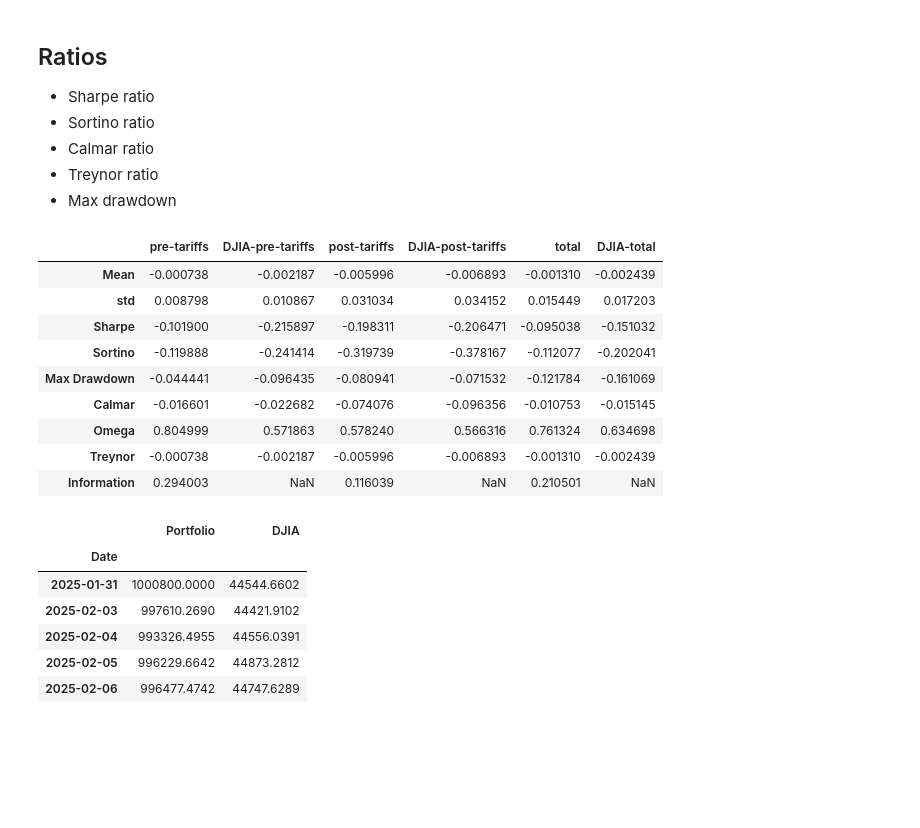
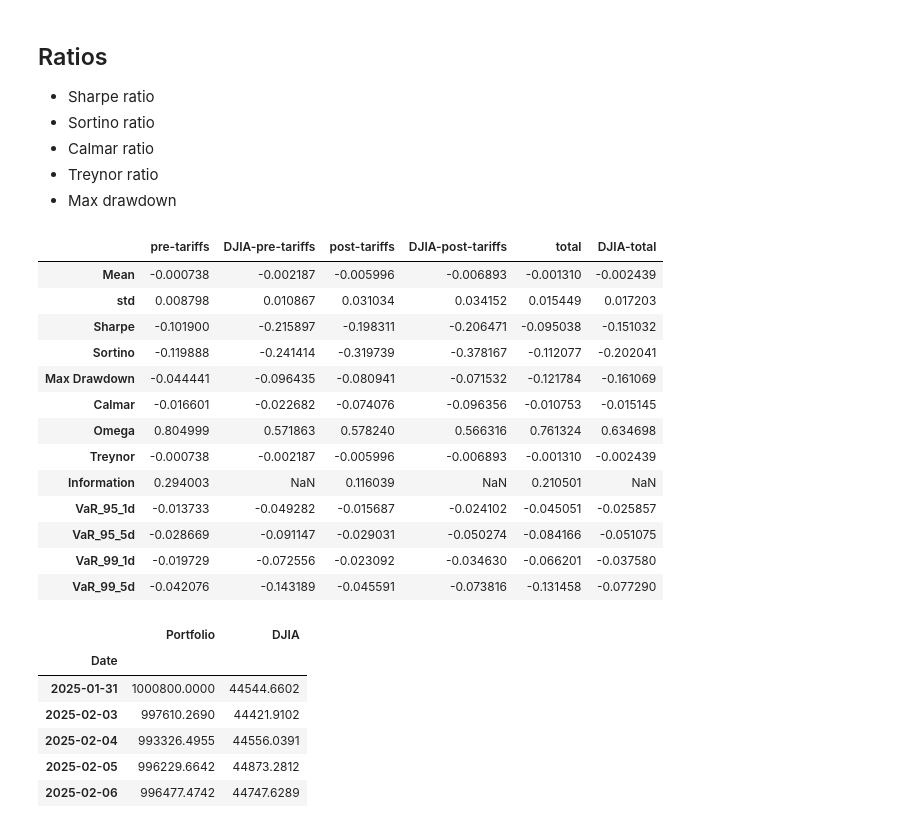
Before and after one commit to bagelquant/fin_model_1, a Jupyter notebook: final report/final_result.ipynb, the cells around one changed output. Cells and saved outputs as stored; diff of their text form; code cells hidden in the pictures; blank space fills up the shorter version.

Commit message:
Implement code changes to enhance functionality and improve performance

```diff
--- a/final report/final_result.ipynb
+++ b/final report/final_result.ipynb
@@ -16,7 +16,7 @@ liberation_date = "2025-04-02"  # tariffs day
 # %%
 import pandas as pd
 
-stock_list = pd.read_excel("data/stock_list.xlsx", index_col=0)
+stock_list = pd.read_excel("/Users/Aditri/Desktop/MQF/Sem 2/Fin Mod 1/project/stock_list.xlsx", index_col=0)
 stock_list[["Industry", "Weight", "Target Weight", "Shares", "Transaction Cost"]]
 # %% [output]
 |  | Industry | Weight | Target Weight | Shares | Transaction Cost |
@@ -109,14 +103,8 @@ YF.download() has changed argument auto_adjust default to True
 | ^IRX | 1.000166 | 1.009034 |
 # %%
 # DJIA index
-# djia = yf.download('^DJI', start=start_date, end=end_date)  # type: ignore
-# djia: pd.DataFrame = djia['Close']  # type: ignore
-
-# # Save data to csv
-# djia.to_csv("data/djia.csv")
-djia = pd.read_csv("data/djia.csv", index_col=0, parse_dates=True)
-
-# Show first and last day of the data
+djia = yf.download('^DJI', start=start_date, end=end_date)  # type: ignore
+djia: pd.DataFrame = djia['Close']  # type: ignore
 djia.iloc[[0, -1], :].T  # type: ignore
 # %% [output]
 [*********************100%***********************]  1 of 1 completed
@@ -345,6 +334,20 @@ def information(returns: pd.Series, benchmark: pd.Series) -> float:
     """
     active_return = returns - benchmark
     return active_return.mean() / active_return.std() if active_return.std() != 0 else np.nan
+
+def compute_var(returns: pd.Series, confidence_level: float = 0.95, days: int = 1) -> float:
+    mu = returns.mean()
+    sigma = returns.std()
+    z = abs(norm.ppf(1 - confidence_level))
+    return -(mu * days + z * sigma * np.sqrt(days))  # expressed as positive value
+
+# confidence levels and time horizons
+var_labels = {
+    "VaR_95_1d": (0.95, 1),
+    "VaR_95_5d": (0.95, 5),
+    "VaR_99_1d": (0.99, 1),
+    "VaR_99_5d": (0.99, 5)
+}
 # %%
 # Calculate the performance metrics for pre-tariffs post-tariffs and total
 performance_matrics = pd.DataFrame(columns=["pre-tariffs",
@@ -417,33 +420,47 @@ performance_matrics.loc["Omega"] = [
 performance_matrics.loc["Treynor"] = [
     treynor(log_returns["Portfolio"][:"2025-04-03"], beta),
     treynor(log_returns["Portfolio"]["2025-04-03":], beta),
     treynor(log_returns["Portfolio"], beta),
     treynor(log_returns["DJIA"][:"2025-04-03"], beta),
     treynor(log_returns["DJIA"]["2025-04-03":], beta),
     treynor(log_returns["DJIA"], beta)
 ]
 performance_matrics.loc["Information"] = [
     information(log_returns["Portfolio"][:"2025-04-03"], log_returns["DJIA"][:"2025-04-03"]),
     information(log_returns["Portfolio"]["2025-04-03":], log_returns["DJIA"]["2025-04-03":]),
     information(log_returns["Portfolio"], log_returns["DJIA"]),
     information(log_returns["DJIA"][:"2025-04-03"], log_returns["DJIA"][:"2025-04-03"]),
     information(log_returns["DJIA"]["2025-04-03":], log_returns["DJIA"]["2025-04-03":]),
     information(log_returns["DJIA"], log_returns["DJIA"])
 ]
+for label, (cl, days) in var_labels.items():
+    performance_matrics.loc[label] = [
+        compute_var(log_returns["Portfolio"][:"2025-04-03"], cl, days),
+        compute_var(log_returns["DJIA"][:"2025-04-03"], cl, days),
+        compute_var(log_returns["Portfolio"]["2025-04-03":], cl, days),
+        compute_var(log_returns["DJIA"]["2025-04-03":], cl, days),
+        compute_var(log_returns["Portfolio"], cl, days),
+        compute_var(log_returns["DJIA"], cl, days)
+    ]
+
 performance_matrics = performance_matrics.astype(float)
 performance_matrics = performance_matrics[["pre-tariffs", "DJIA-pre-tariffs", "post-tariffs", "DJIA-post-tariffs", "total", "DJIA-total"]]
 performance_matrics
 # %% [output]
 |  | pre-tariffs | DJIA-pre-tariffs | post-tariffs | DJIA-post-tariffs | total | DJIA-total |
 | Mean | -0.000738 | -0.002187 | -0.005996 | -0.006893 | -0.001310 | -0.002439 |
 | std | 0.008798 | 0.010867 | 0.031034 | 0.034152 | 0.015449 | 0.017203 |
 | Sharpe | -0.101900 | -0.215897 | -0.198311 | -0.206471 | -0.095038 | -0.151032 |
 | Sortino | -0.119888 | -0.241414 | -0.319739 | -0.378167 | -0.112077 | -0.202041 |
 | Max Drawdown | -0.044441 | -0.096435 | -0.080941 | -0.071532 | -0.121784 | -0.161069 |
 | Calmar | -0.016601 | -0.022682 | -0.074076 | -0.096356 | -0.010753 | -0.015145 |
 | Omega | 0.804999 | 0.571863 | 0.578240 | 0.566316 | 0.761324 | 0.634698 |
 | Treynor | -0.000738 | -0.002187 | -0.005996 | -0.006893 | -0.001310 | -0.002439 |
 | Information | 0.294003 | NaN | 0.116039 | NaN | 0.210501 | NaN |
+| VaR_95_1d | -0.013733 | -0.049282 | -0.015687 | -0.024102 | -0.045051 | -0.025857 |
+| VaR_95_5d | -0.028669 | -0.091147 | -0.029031 | -0.050274 | -0.084166 | -0.051075 |
+| VaR_99_1d | -0.019729 | -0.072556 | -0.023092 | -0.034630 | -0.066201 | -0.037580 |
+| VaR_99_5d | -0.042076 | -0.143189 | -0.045591 | -0.073816 | -0.131458 | -0.077290 |
 # %%
 # Save DJIA and portfolio data to csv
 portfolio = (portfolio_accumulated_returns + 1) * portfolio_start_size
```
Also changed, not shown: parts of 8 cells of this notebook.
